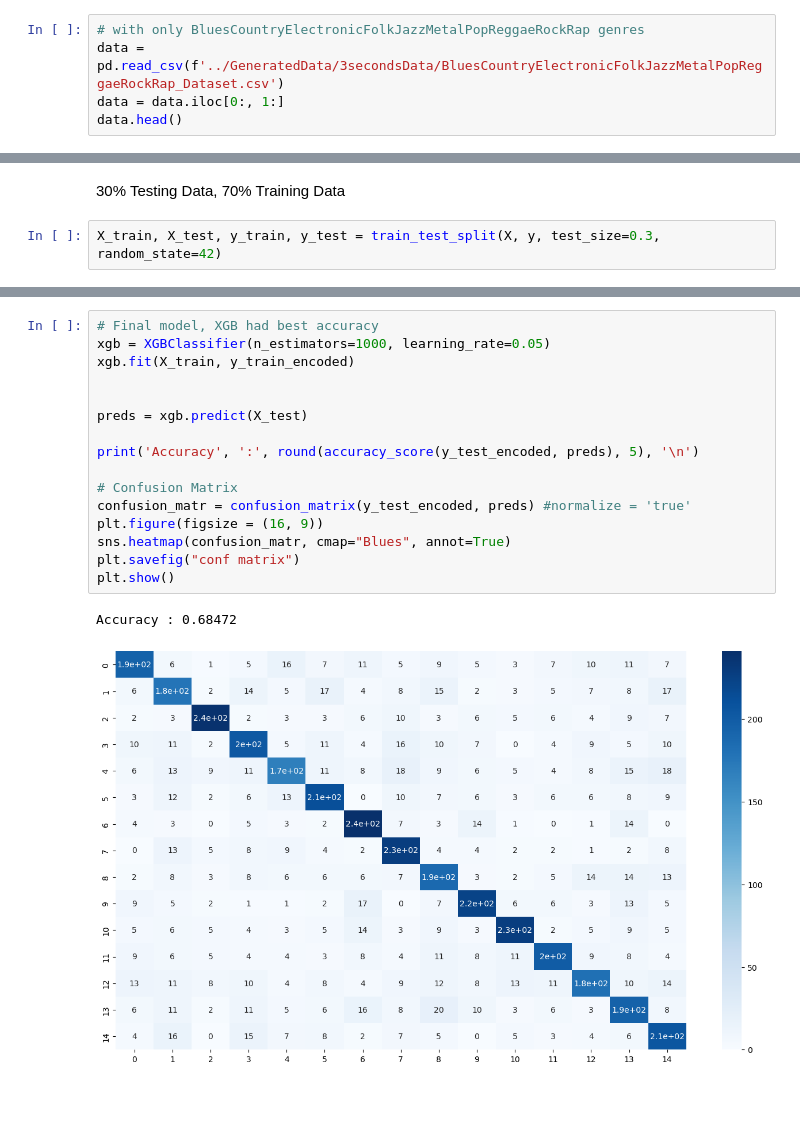
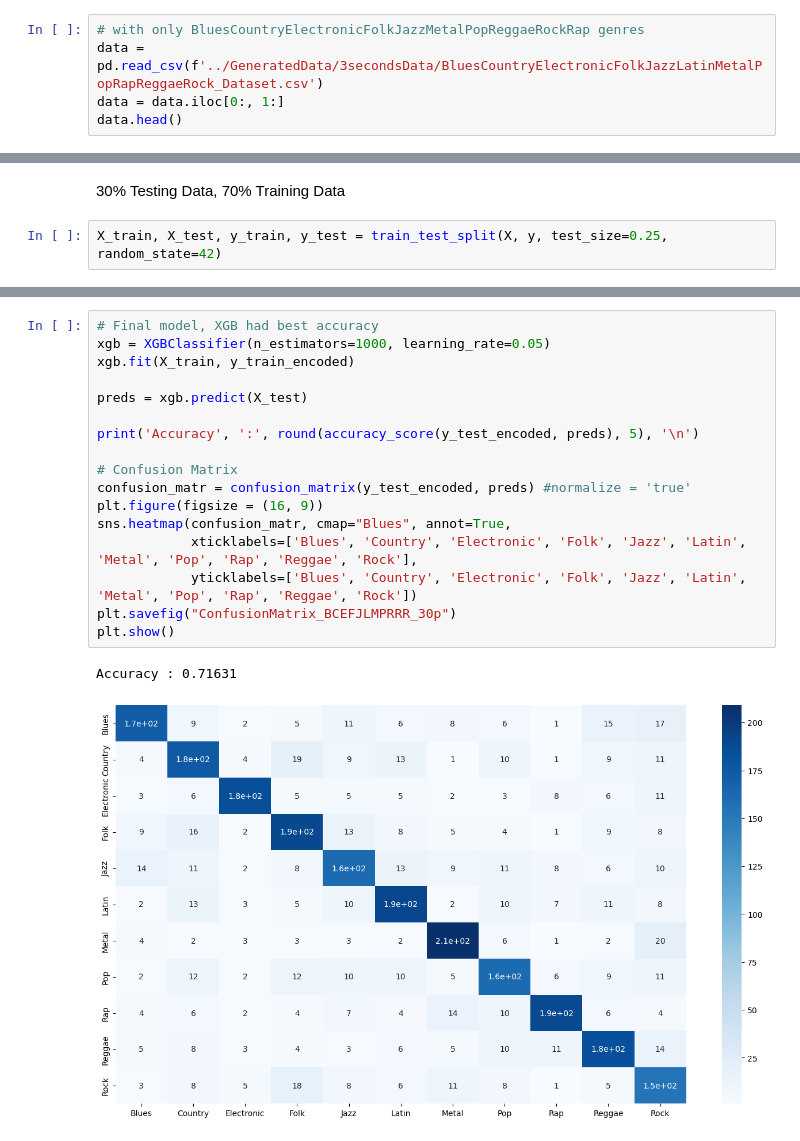
Before and after one commit to ReehalS/TeamTBD_SongClassifier, a Jupyter notebook: Models/selected_genres_model.ipynb, the cells around one changed output, grey strips where cells are left out. Cells and saved outputs as stored; diff of their text form; blank space fills up the shorter version.

```diff
--- a/Models/selected_genres_model.ipynb
+++ b/Models/selected_genres_model.ipynb
@@ -31,7 +31,7 @@ from sklearn.feature_selection import RFE
 warnings.filterwarnings('ignore')
 # %%
 # with only BluesCountryElectronicFolkJazzMetalPopReggaeRockRap genres
-data = pd.read_csv(f'../GeneratedData/3secondsData/BluesCountryElectronicFolkJazzMetalPopReggaeRockRap_Dataset.csv')
+data = pd.read_csv(f'../GeneratedData/3secondsData/BluesCountryElectronicFolkJazzLatinMetalPopRapReggaeRock_Dataset.csv')
 data = data.iloc[0:, 1:]
 data.head()
 # %% [output]
@@ -59,7 +59,7 @@ X = pd.DataFrame(np_scaled, columns = cols)
 # %% [markdown]
 30% Testing Data, 70% Training Data
 # %%
-X_train, X_test, y_train, y_test = train_test_split(X, y, test_size=0.3, random_state=42)
+X_train, X_test, y_train, y_test = train_test_split(X, y, test_size=0.25, random_state=42)
 # %%
 # Accuracy of models
 
@@ -144,19 +154,20 @@ Cross Gradient Booster (Random Forest) - Accuracy: 0.40875
 # %%
 # Final model, XGB had best accuracy
 xgb = XGBClassifier(n_estimators=1000, learning_rate=0.05)
 xgb.fit(X_train, y_train_encoded)
-
 
 preds = xgb.predict(X_test)
 
 print('Accuracy', ':', round(accuracy_score(y_test_encoded, preds), 5), '\n')
 
 # Confusion Matrix
 confusion_matr = confusion_matrix(y_test_encoded, preds) #normalize = 'true'
 plt.figure(figsize = (16, 9))
-sns.heatmap(confusion_matr, cmap="Blues", annot=True)
-plt.savefig("conf matrix")
+sns.heatmap(confusion_matr, cmap="Blues", annot=True,
+            xticklabels=['Blues', 'Country', 'Electronic', 'Folk', 'Jazz', 'Latin', 'Metal', 'Pop', 'Rap', 'Reggae', 'Rock'],
+            yticklabels=['Blues', 'Country', 'Electronic', 'Folk', 'Jazz', 'Latin', 'Metal', 'Pop', 'Rap', 'Reggae', 'Rock'])
+plt.savefig("ConfusionMatrix_BCEFJLMPRRR_30p")
 plt.show()
 # %% [output]
-Accuracy : 0.68472
+Accuracy : 0.71631
-[figure, old version]
+[figure, new version]
```
Also changed, not shown: parts of 4 cells of this notebook, 10 other files.
